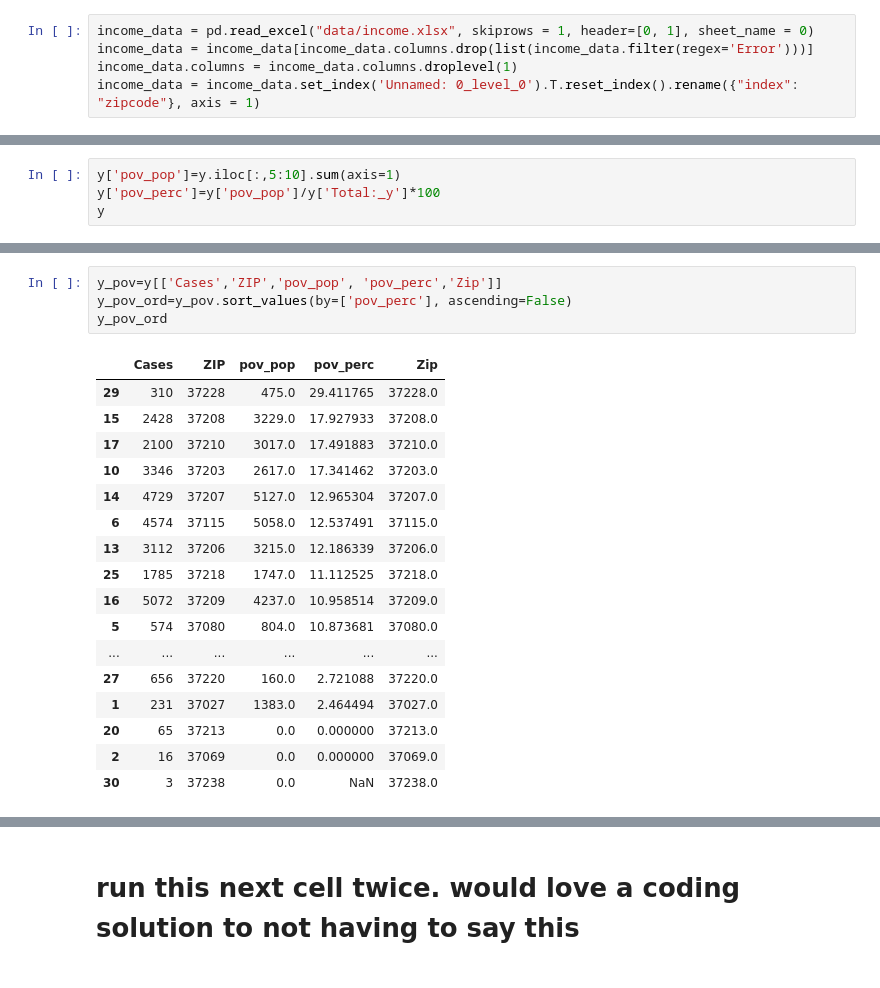
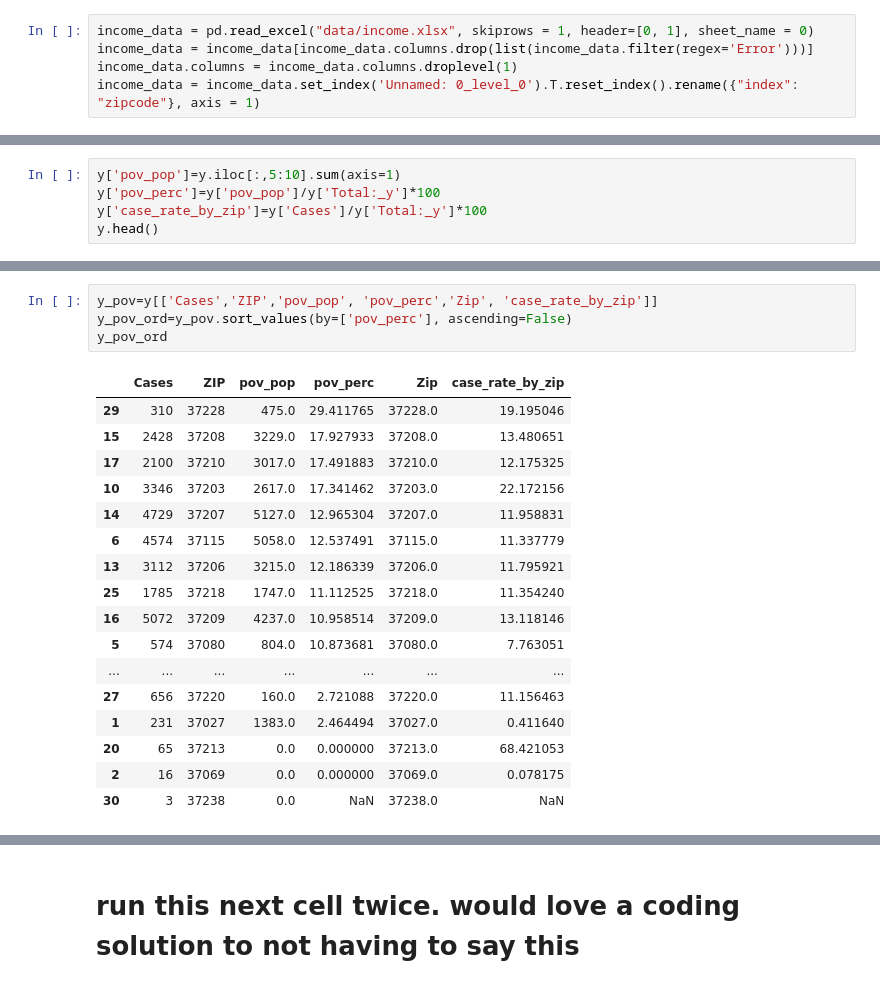
Before and after one commit to Chericehere/nash-covid-cases-vaccines-sky_cranes, a Jupyter notebook: covid.ipynb, the cells around one changed output, grey strips where cells are left out. Drawn from its saved outputs; the diff is of its cells as text.

```diff
--- a/covid.ipynb
+++ b/covid.ipynb
@@ -121,7 +132,8 @@ y.head(5)
 # %%
 y['pov_pop']=y.iloc[:,5:10].sum(axis=1)
 y['pov_perc']=y['pov_pop']/y['Total:_y']*100
-y
+y['case_rate_by_zip']=y['Cases']/y['Total:_y']*100
+y.head()
 # %% [output]
 |  | Zip | Cases | ZIP | zipcode_x | Total:_x | Less than $10,000 | $10,000 to $14,999 | ... |
 | 0 | 37013.0 | 13354 | 37013 | 37013 | 35597.0 | 1424.0 | 1023.0 | ... |
@@ -144,22 +145,22 @@ y
 # %%
-y_pov=y[['Cases','ZIP','pov_pop', 'pov_perc','Zip']]
+y_pov=y[['Cases','ZIP','pov_pop', 'pov_perc','Zip', 'case_rate_by_zip']]
 y_pov_ord=y_pov.sort_values(by=['pov_perc'], ascending=False)
 y_pov_ord
 # %% [output]
-|  | Cases | ZIP | pov_pop | pov_perc | Zip |
-| 29 | 310 | 37228 | 475.0 | 29.411765 | 37228.0 |
-| 15 | 2428 | 37208 | 3229.0 | 17.927933 | 37208.0 |
-| 17 | 2100 | 37210 | 3017.0 | 17.491883 | 37210.0 |
-| 10 | 3346 | 37203 | 2617.0 | 17.341462 | 37203.0 |
-| 14 | 4729 | 37207 | 5127.0 | 12.965304 | 37207.0 |
-| 6 | 4574 | 37115 | 5058.0 | 12.537491 | 37115.0 |
-| 13 | 3112 | 37206 | 3215.0 | 12.186339 | 37206.0 |
-| 25 | 1785 | 37218 | 1747.0 | 11.112525 | 37218.0 |
-| 16 | 5072 | 37209 | 4237.0 | 10.958514 | 37209.0 |
-| 5 | 574 | 37080 | 804.0 | 10.873681 | 37080.0 |
-| ... | ... | ... | ... | ... | ... |
-| 27 | 656 | 37220 | 160.0 | 2.721088 | 37220.0 |
-| 1 | 231 | 37027 | 1383.0 | 2.464494 | 37027.0 |
-| 20 | 65 | 37213 | 0.0 | 0.000000 | 37213.0 |
-| 2 | 16 | 37069 | 0.0 | 0.000000 | 37069.0 |
-| 30 | 3 | 37238 | 0.0 | NaN | 37238.0 |
+|  | Cases | ZIP | pov_pop | pov_perc | Zip | case_rate_by_zip |
+| 29 | 310 | 37228 | 475.0 | 29.411765 | 37228.0 | 19.195046 |
+| 15 | 2428 | 37208 | 3229.0 | 17.927933 | 37208.0 | 13.480651 |
+| 17 | 2100 | 37210 | 3017.0 | 17.491883 | 37210.0 | 12.175325 |
+| 10 | 3346 | 37203 | 2617.0 | 17.341462 | 37203.0 | 22.172156 |
+| 14 | 4729 | 37207 | 5127.0 | 12.965304 | 37207.0 | 11.958831 |
+| 6 | 4574 | 37115 | 5058.0 | 12.537491 | 37115.0 | 11.337779 |
+| 13 | 3112 | 37206 | 3215.0 | 12.186339 | 37206.0 | 11.795921 |
+| 25 | 1785 | 37218 | 1747.0 | 11.112525 | 37218.0 | 11.354240 |
+| 16 | 5072 | 37209 | 4237.0 | 10.958514 | 37209.0 | 13.118146 |
+| 5 | 574 | 37080 | 804.0 | 10.873681 | 37080.0 | 7.763051 |
+| ... | ... | ... | ... | ... | ... | ... |
+| 27 | 656 | 37220 | 160.0 | 2.721088 | 37220.0 | 11.156463 |
+| 1 | 231 | 37027 | 1383.0 | 2.464494 | 37027.0 | 0.411640 |
+| 20 | 65 | 37213 | 0.0 | 0.000000 | 37213.0 | 68.421053 |
+| 2 | 16 | 37069 | 0.0 | 0.000000 | 37069.0 | 0.078175 |
+| 30 | 3 | 37238 | 0.0 | NaN | 37238.0 | NaN |
```
Also changed, not shown: parts of 15 cells of this notebook.
